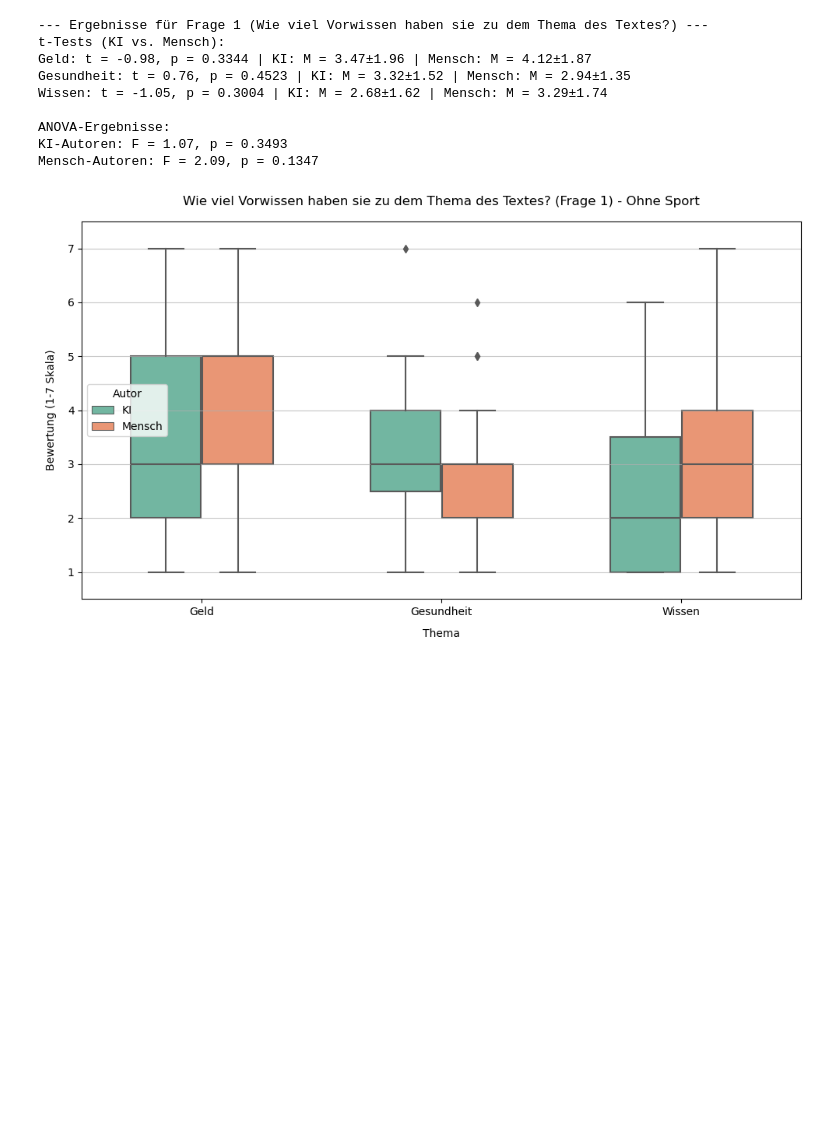
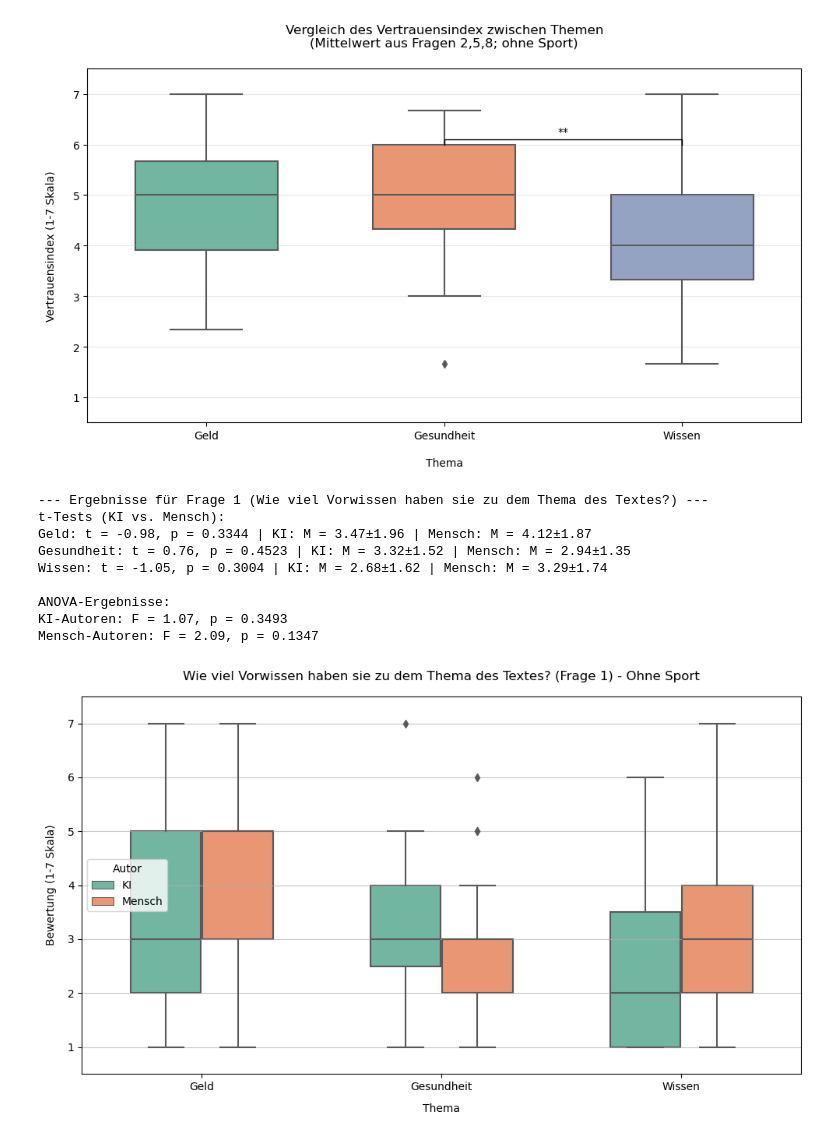
Before and after one commit to FlorianZierer/Impact-of-topic-on-credibility, a Jupyter notebook: auswertung_ohne_sport.ipynb, the cells around one changed output. Saved outputs shown, nothing was run; the diff lists cells and outputs as text; code cells hidden in the pictures; blank space fills up the shorter version.

```diff
--- a/auswertung_ohne_sport.ipynb
+++ b/auswertung_ohne_sport.ipynb
@@ -108,0 +192,91 @@ Mensch Geld - 2. Wie glaubwürdig fanden Sie den Text ?     5.352941  1.320094
+# %%
+import pandas as pd
+import matplotlib.pyplot as plt
+import seaborn as sns
+from scipy import stats
+import numpy as np
+from statsmodels.stats.multicomp import pairwise_tukeyhsd
+
+# Daten laden und vorbereiten
+ai_data = pd.read_csv('ai_labelled.csv')
+human_data = pd.read_csv('human_labelled.csv', sep=';')
+data = pd.concat([ai_data, human_data])
+
+# Funktion zur Berechnung des Vertrauensindex
+def calculate_trust_index(row, topic):
+    q2 = row[f'{topic} - 2. Wie glaubwürdig fanden Sie den Text ?']
+    q5 = row[f'{topic} - 5. Wie viel Vertrauen haben Sie in den Inhalt des Textes?']
+    q8 = row[f'{topic} - 8. Wie sehr vertrauen Sie den im Text präsentierten Informationen?']
+    return np.mean([q2, q5, q8])
+
+# Daten für Vertrauensindex vorbereiten (ohne Sport)
+trust_data = pd.DataFrame()
+for topic in ['Geld', 'Gesundheit', 'Wissen']:
+    temp_df = data[[]].copy()
+    temp_df['Thema'] = topic
+    temp_df['Vertrauensindex'] = data.apply(lambda row: calculate_trust_index(row, topic), axis=1)
+    trust_data = pd.concat([trust_data, temp_df])
+
+# Deskriptive Statistiken
+print("Deskriptive Statistiken:")
+print(trust_data.groupby('Thema')['Vertrauensindex'].describe())
+
+# ANOVA durchführen
+groups = [trust_data[trust_data['Thema'] == t]['Vertrauensindex'] for t in ['Geld', 'Gesundheit', 'Wissen']]
+f_stat, p_val = stats.f_oneway(*groups)
+print(f"\nANOVA: F = {f_stat:.2f}, p = {p_val:.4f}")
+
+# Post-hoc Tests (wenn ANOVA signifikant)
+if p_val < 0.05:
+    print("\nTukey HSD Post-hoc Tests:")
+    tukey = pairwise_tukeyhsd(trust_data['Vertrauensindex'], trust_data['Thema'])
+    print(tukey)
+
+# Boxplot erstellen
+plt.figure(figsize=(10, 6))
+ax = sns.boxplot(x='Thema', y='Vertrauensindex', data=trust_data,
+                palette='Set2', width=0.6,
+                order=['Geld', 'Gesundheit', 'Wissen'])
+plt.title('Vergleich des Vertrauensindex zwischen Themen\n(Mittelwert aus Fragen 2,5,8; ohne Sport)', pad=20)
+plt.xlabel('Thema', labelpad=15)
+plt.ylabel('Vertrauensindex (1-7 Skala)', labelpad=15)
+plt.ylim(0.5, 7.5)
+
+# Signifikanzmarkierungen hinzufügen (wenn ANOVA signifikant)
+if p_val < 0.05:
+    # Ergebnisse des Tukey-Tests extrahieren
+    results = pd.DataFrame(data=tukey._results_table.data[1:],
+                         columns=tukey._results_table.data[0])
+
+    # Signifikante Vergleiche finden
+    comparisons = [('Geld', 'Gesundheit'), ('Geld', 'Wissen'), ('Gesundheit', 'Wissen')]
+    y_pos = 6.0
+    y_offset = 0.4
+
+    for comp in comparisons:
+        group1, group2 = comp
+        # Finde das Ergebnis im Tukey-Test
+        result = results[((results.group1 == group1) & (results.group2 == group2)) |
+                        ((results.group1 == group2) & (results.group2 == group1))]
+        if not result.empty and result['reject'].iloc[0]:
+            p_val = result['p-adj'].iloc[0]
+            x1 = ['Geld', 'Gesundheit', 'Wissen'].index(group1)
+            x2 = ['Geld', 'Gesundheit', 'Wissen'].index(group2)
+
+            # Signifikanzsterne bestimmen
+            if p_val < 0.001:
+                symbol = '***'
+            elif p_val < 0.01:
+                symbol = '**'
+            elif p_val < 0.05:
+                symbol = '*'
+
+            # Linie und Text zeichnen
+            plt.plot([x1, x1, x2, x2], [y_pos, y_pos+0.1, y_pos+0.1, y_pos], lw=1, color='black')
+            plt.text((x1+x2)*0.5, y_pos+0.15, symbol, ha='center', va='bottom', color='black')
+            y_pos += y_offset
+
+plt.grid(axis='y', alpha=0.3)
+plt.tight_layout()
+plt.show()
+# %% [output]
@@ -109,3 +300,4 @@ Mensch Geld - 2. Wie glaubwürdig fanden Sie den Text ?     5.352941  1.320094
+[figure, added]
 # %%
 import pandas as pd
 import matplotlib.pyplot as plt
```
Also changed, not shown: parts of 6 cells of this notebook, 1 other file.
